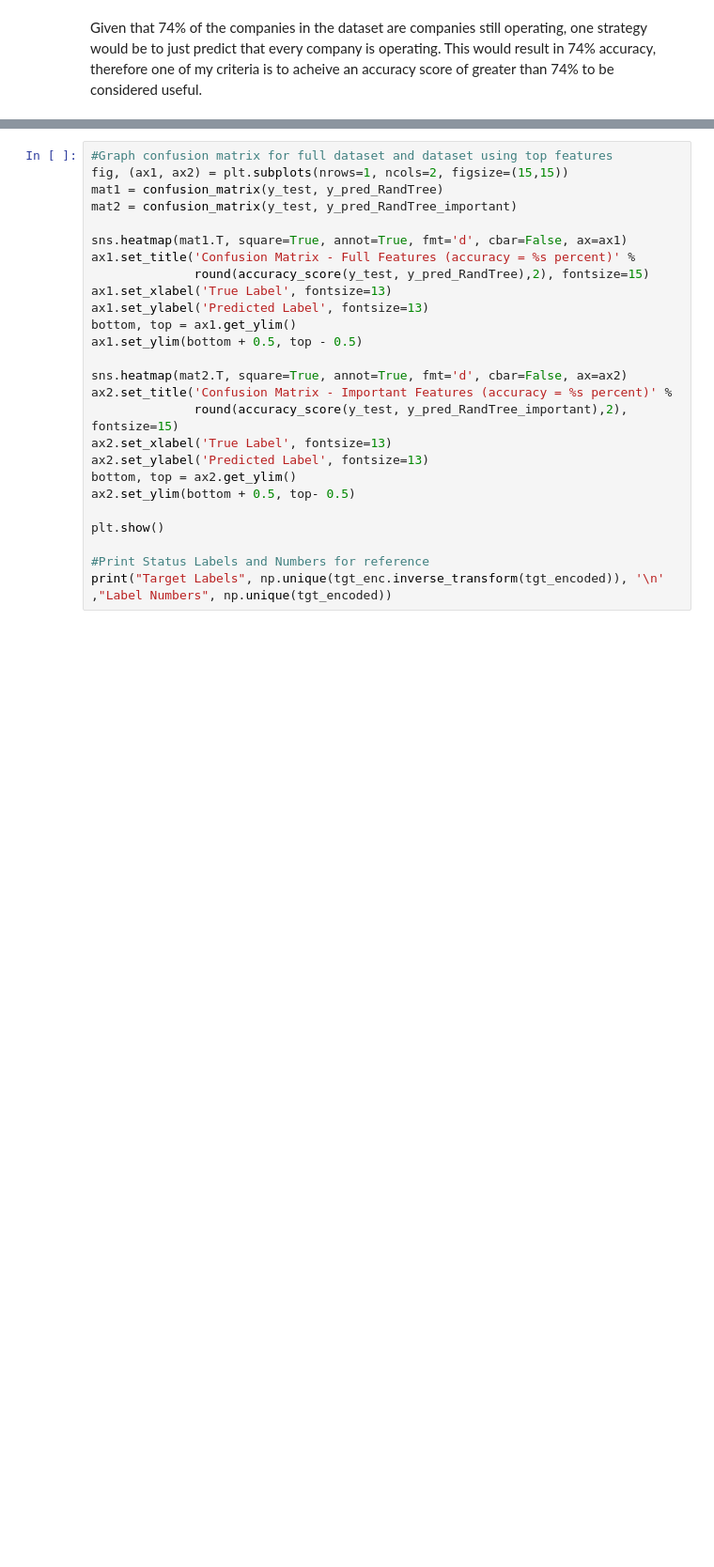
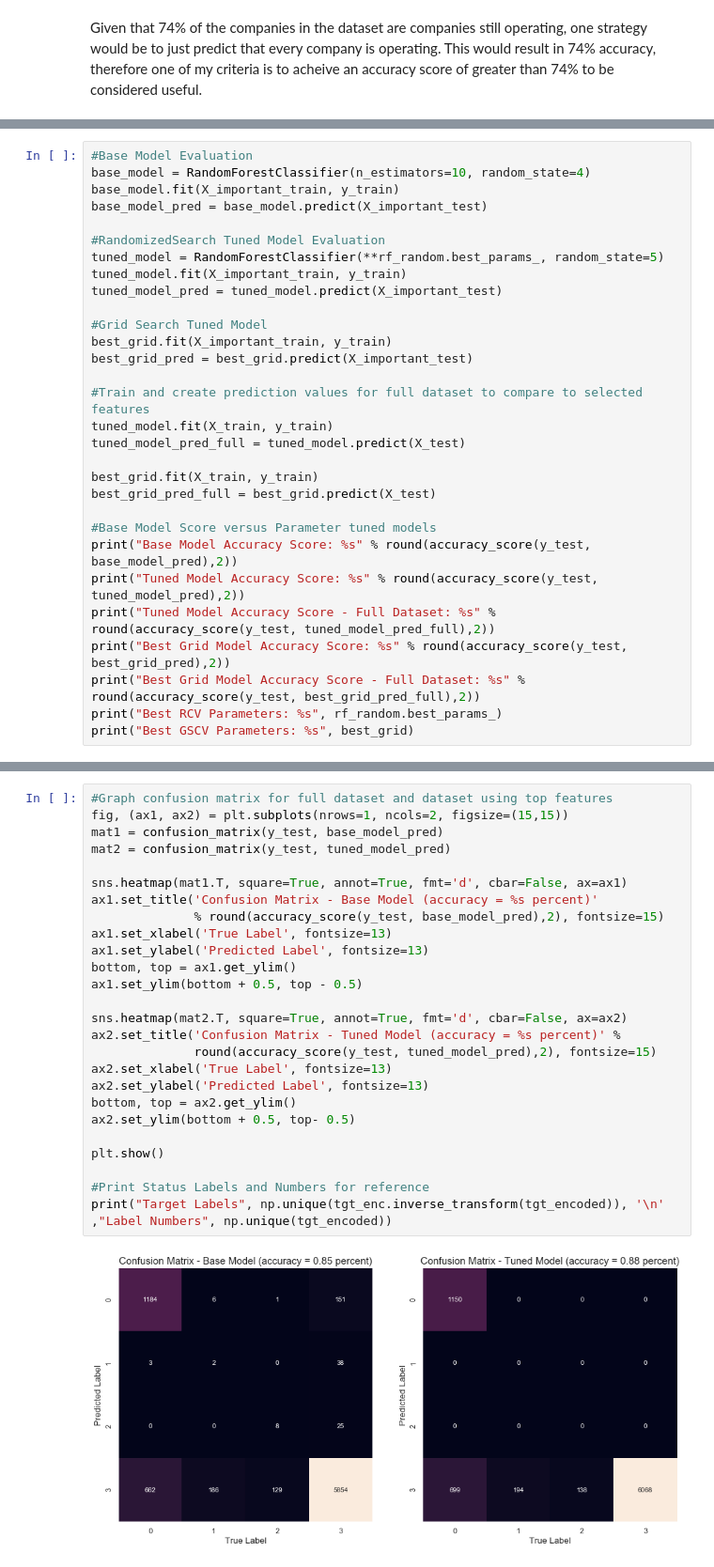
Before and after one commit to KKanoe/Projects, a Jupyter notebook: venture capital project/Venture Capital Project ML Walkthrough.ipynb, the cells around one changed output, grey strips where cells are left out. Shown: that part at 94% size. Drawn from its saved outputs; the diff is of its cells as text; blank space fills up the shorter version.

```diff
--- a/venture capital project/Venture Capital Project ML Walkthrough.ipynb
+++ b/venture capital project/Venture Capital Project ML Walkthrough.ipynb
@@ -210,0 +226,30 @@ model_RandTree
+# %%
+#Base Model Evaluation
+base_model = RandomForestClassifier(n_estimators=10, random_state=4)
+base_model.fit(X_important_train, y_train)
+base_model_pred = base_model.predict(X_important_test)
+
+#RandomizedSearch Tuned Model Evaluation
+tuned_model = RandomForestClassifier(**rf_random.best_params_, random_state=5)
+tuned_model.fit(X_important_train, y_train)
+tuned_model_pred = tuned_model.predict(X_important_test)
+
+#Grid Search Tuned Model
+best_grid.fit(X_important_train, y_train)
+best_grid_pred = best_grid.predict(X_important_test)
+
+#Train and create prediction values for full dataset to compare to selected features
+tuned_model.fit(X_train, y_train)
+tuned_model_pred_full = tuned_model.predict(X_test)
+
+best_grid.fit(X_train, y_train)
+best_grid_pred_full = best_grid.predict(X_test)
+
+#Base Model Score versus Parameter tuned models
+print("Base Model Accuracy Score: %s" % round(accuracy_score(y_test, base_model_pred),2))
+print("Tuned Model Accuracy Score: %s" % round(accuracy_score(y_test, tuned_model_pred),2))
+print("Tuned Model Accuracy Score - Full Dataset: %s" % round(accuracy_score(y_test, tuned_model_pred_full),2))
+print("Best Grid Model Accuracy Score: %s" % round(accuracy_score(y_test, best_grid_pred),2))
+print("Best Grid Model Accuracy Score - Full Dataset: %s" % round(accuracy_score(y_test, best_grid_pred_full),2))
+print("Best RCV Parameters: %s", rf_random.best_params_)
+print("Best GSCV Parameters: %s", best_grid)
@@ -211,26 +301,28 @@ model_RandTree
 # %%
 #Graph confusion matrix for full dataset and dataset using top features
 fig, (ax1, ax2) = plt.subplots(nrows=1, ncols=2, figsize=(15,15))
-mat1 = confusion_matrix(y_test, y_pred_RandTree)
-mat2 = confusion_matrix(y_test, y_pred_RandTree_important)
+mat1 = confusion_matrix(y_test, base_model_pred)
+mat2 = confusion_matrix(y_test, tuned_model_pred)
 
 sns.heatmap(mat1.T, square=True, annot=True, fmt='d', cbar=False, ax=ax1)
-ax1.set_title('Confusion Matrix - Full Features (accuracy = %s percent)' %
-              round(accuracy_score(y_test, y_pred_RandTree),2), fontsize=15)
+ax1.set_title('Confusion Matrix - Base Model (accuracy = %s percent)'
+              % round(accuracy_score(y_test, base_model_pred),2), fontsize=15)
 ax1.set_xlabel('True Label', fontsize=13)
 ax1.set_ylabel('Predicted Label', fontsize=13)
 bottom, top = ax1.get_ylim()
 ax1.set_ylim(bottom + 0.5, top - 0.5)
 
 sns.heatmap(mat2.T, square=True, annot=True, fmt='d', cbar=False, ax=ax2)
-ax2.set_title('Confusion Matrix - Important Features (accuracy = %s percent)' %
-              round(accuracy_score(y_test, y_pred_RandTree_important),2), fontsize=15)
+ax2.set_title('Confusion Matrix - Tuned Model (accuracy = %s percent)' %
+              round(accuracy_score(y_test, tuned_model_pred),2), fontsize=15)
 ax2.set_xlabel('True Label', fontsize=13)
 ax2.set_ylabel('Predicted Label', fontsize=13)
 bottom, top = ax2.get_ylim()
 ax2.set_ylim(bottom + 0.5, top- 0.5)
 
 plt.show()
 
 #Print Status Labels and Numbers for reference
 print("Target Labels", np.unique(tgt_enc.inverse_transform(tgt_encoded)), '\n' ,"Label Numbers", np.unique(tgt_encoded))
+# %% [output]
+[figure, added]
```
Also changed, not shown: parts of 16 cells of this notebook.
